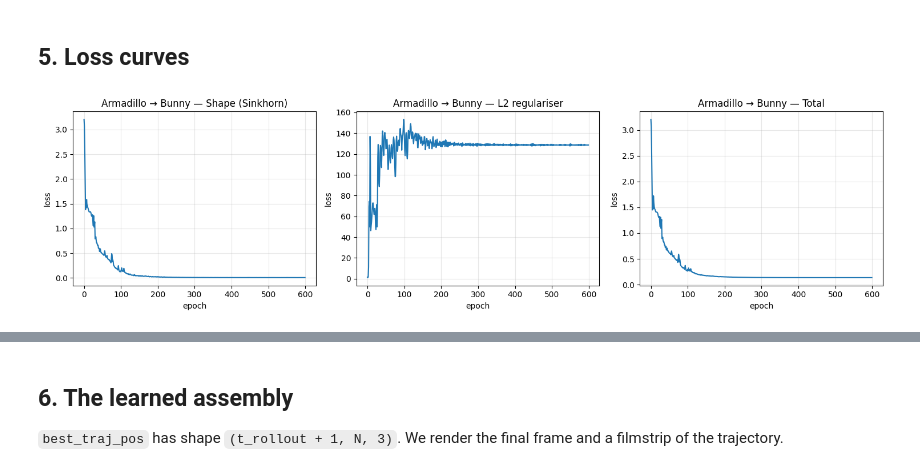
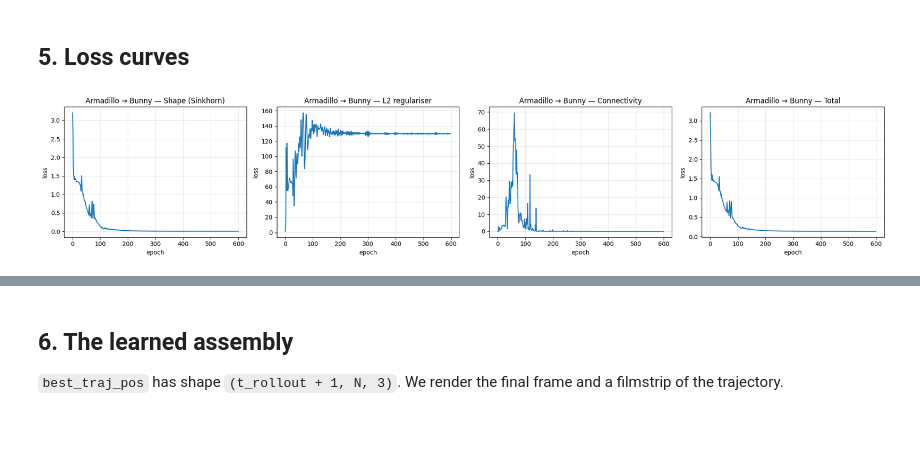
Before and after one commit to Computational-Morphogenomics-Group/waxmorph, a Jupyter notebook: shape_assembly_jax.ipynb, the cells around one changed output, grey strips where cells are left out. Cells and saved outputs as stored; diff of their text form; code cells hidden in the pictures; blank space fills up the shorter version.

```diff
--- a/shape_assembly_jax.ipynb
+++ b/shape_assembly_jax.ipynb
@@ -207,7 +208,7 @@ opt_state = optimizer.init(eqx.filter(model, eqx.is_array))
 # %%
 from waxmorph.jax.train import train, TrainConfig
 
-config = TrainConfig(n_epochs=N_EPOCHS, t_rollout=T_ROLLOUT, trainer="epochs")
+config = TrainConfig(n_epochs=N_EPOCHS, t_rollout=T_ROLLOUT, trainer="epochs", lambda_conn=1e-3)
 targets = [(config.t_rollout - 1, data["target_pos"])]
 
 result = train(
@@ -228,20 +229,20 @@ Module waxmorph.jax.warp_autograd 1a57e51 load on device 'cuda:0' took 0.80 ms
 # %% [markdown]
 ## 5. Loss curves
 # %%
-fig, axes = plt.subplots(1, 3, figsize=(15, 4))
+fig, axes = plt.subplots(1, 4, figsize=(20, 4))
 for ax, key, title in zip(
     axes,
-    ["losses_shape", "losses_l2", "losses_total"],
-    ["Shape (Sinkhorn)", "L2 regulariser", "Total"],
+    ["losses_shape", "losses_l2", "losses_conn", "losses_total"],
+    ["Shape (Sinkhorn)", "L2 regulariser", "Connectivity", "Total"],
 ):
     ax.plot(result.log[key])
     ax.set_xlabel("epoch")
     ax.set_ylabel("loss")
     ax.set_title(f"Armadillo → Bunny — {title}")
     ax.grid(True, alpha=0.3)
 plt.tight_layout()
 plt.show()
 
 print(f"best total loss {result.log['best_loss']:.4f} at epoch {result.log['best_epoch']}")
 # %% [output]
-[figure, old version]
+[figure, new version]
```
Also changed, not shown: parts of 7 cells of this notebook, 8 other files.
